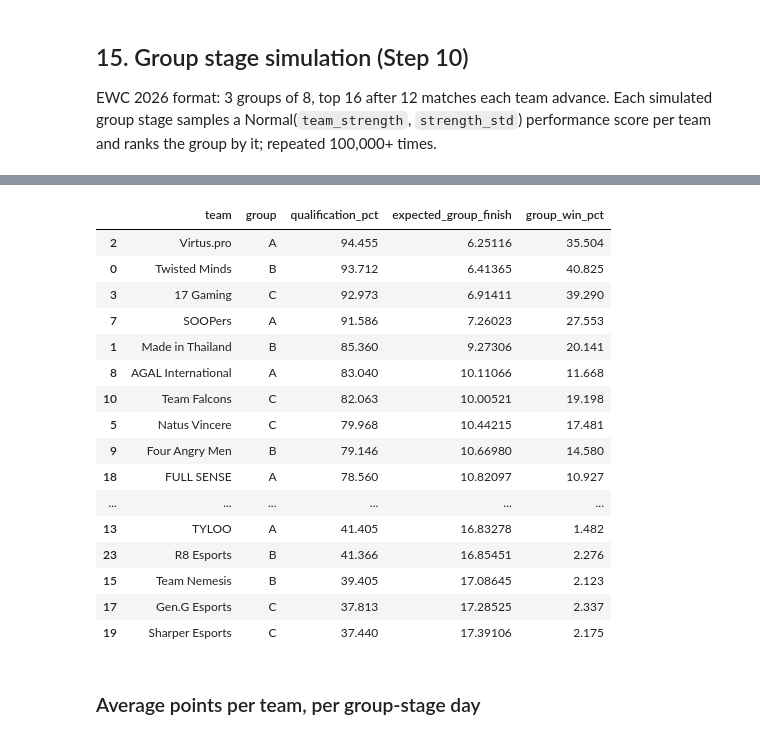
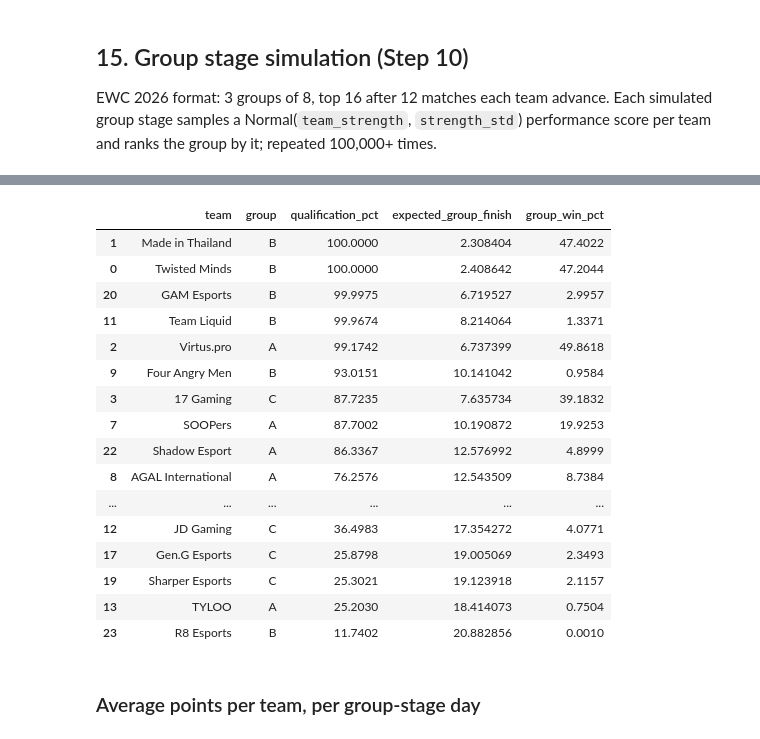
Before and after one commit to NTMQuannuaQMTN/ewcpubg, a Jupyter notebook: notebooks/ewcpubg.ipynb, the cells around one changed output, grey strips where cells are left out. Drawn from its saved outputs; the diff is of its cells as text; code cells hidden in the pictures.

```diff
--- a/notebooks/ewcpubg.ipynb
+++ b/notebooks/ewcpubg.ipynb
@@ -1732,7 +1732,7 @@ KILL_POINTS_PER_KILL = 1
 # winning (10 placement + kills) -- MAX_EXPECTED_KILLS=20 overshot this
 # badly (winner was landing ~30+ points/game); 4.5 is the corrected value.
 MIN_EXPECTED_KILLS = 0.0
-MAX_EXPECTED_KILLS = 4.5
+MAX_EXPECTED_KILLS = 4.0
 
 
 def expected_kills_for_strength(strength):
@@ -1859,7 +1859,7 @@ GROUP_STAGE_QUALIFY = 16
 GRAND_FINAL_MATCHES_PHASE1 = 12
 GRAND_FINAL_MATCHES_PHASE2 = 6
 SMASH_THRESHOLD_BUFFER = 10
-N_SIMULATIONS = 100000
+N_SIMULATIONS = 1000000
 
 _group_teams = sorted(sum(GROUPS.values(), []))
 assert _group_teams == sorted(ewc_teams), (
@@ -1926,6 +1926,53 @@ SIGMA_FORM = 10.0
 SIGMA_META = 6.0
 
 
+# Actual results for days that have already happened -- fixed for every
+# simulation instead of randomly drawn, since the outcome is now a known
+# fact. Fetched live from Twire (same tournament-stats pipeline used for
+# historical data), not hardcoded, so Day 2/Day 3 pick up automatically
+# once they're played -- a day with no data yet is simply absent from the
+# result and stays fully simulated.
+EWC2026_LIVE_TOURNAMENT = {
+    "EWC2026": {
+        "id": 2587,
+        "name": "Esports World Cup 2026",
+        "year": 2026,
+        "uuid": "4bbcb126-84f8-11f1-b903-6adabec81c44",
+    }
+}
+
+
+def fetch_known_day_results():
+    shard_infos = fetch_shard_infos(EWC2026_LIVE_TOURNAMENT)
+    team_stats_raw = fetch_team_stats_raw(shard_infos)
+
+    stage_to_day = {
+        f"Group Stage Group {g1} x {g2}": day_name
+        for day_name, g1, g2 in GROUP_STAGE_DAYS
+    }
+
+    results = {}
+    for entry in team_stats_raw:
+        day_name = stage_to_day.get(entry["stage"])
+        if day_name is None or entry["data"] is None:
+            continue
+
+        day_result = {}
+        for team in entry["data"]["teamStats"]:
+            for stat in team["stats"]:
+                if stat["map"] == "all":
+                    day_result[normalize_team_name(team["teamName"])] = stat["totalPoints"]
+
+        if day_result:
+            results[day_name] = day_result
+
+    return results
+
+
+KNOWN_DAY_RESULTS = fetch_known_day_results()
+print(f"Live EWC 2026 results found for: {list(KNOWN_DAY_RESULTS)}")
+
+
 def simulate_group_stage(effective_strength, sigma_team, teams, n_sims, seed):
     """3-day cross-group group stage. `effective_strength` is (n_sims,
     n_teams), already sampled once per simulation (see simulate_tournament).
@@ -1934,6 +1981,10 @@ def simulate_group_stage(effective_strength, sigma_team, teams, n_sims, seed):
     only plays 2 of the 3 days), group_ranks (rank within the full 24-team
     field), a qualified_mask (top GROUP_STAGE_QUALIFY of 24), and
     group_winner (top scorer within the team's own 8-team group specifically).
+
+    Days listed in KNOWN_DAY_RESULTS use the real, already-played outcome
+    (identical across every simulation) instead of simulating that day's
+    matches.
     """
     n_sims_, n_teams = effective_strength.shape
     team_idx = {t: i for i, t in enumerate(teams)}
@@ -1944,6 +1995,14 @@ def simulate_group_stage(effective_strength, sigma_team, teams, n_sims, seed):
     for day_i, (day_name, g1, g2) in enumerate(GROUP_STAGE_DAYS):
         lobby_teams = GROUPS[g1] + GROUPS[g2]
         lobby_idx = np.array([team_idx[t] for t in lobby_teams])
+
+        known = KNOWN_DAY_RESULTS.get(day_name)
+        if known:
+            day_values = np.array([known[t] for t in lobby_teams], dtype=float)
+            total_points[:, lobby_idx] += day_values[None, :]
+            day_points[day_name][:, lobby_idx] += day_values[None, :]
+            continue
+
         lobby_eff = effective_strength[:, lobby_idx]
         lobby_sigma = sigma_team[lobby_idx]
         rng = np.random.default_rng(seed + day_i)
@@ -2145,20 +2209,20 @@ Groups:
 |  | team | group | qualification_pct | expected_group_finish | group_win_pct |
-| 2 | Virtus.pro | A | 94.455 | 6.25116 | 35.504 |
-| 0 | Twisted Minds | B | 93.712 | 6.41365 | 40.825 |
-| 3 | 17 Gaming | C | 92.973 | 6.91411 | 39.290 |
-| 7 | SOOPers | A | 91.586 | 7.26023 | 27.553 |
-| 1 | Made in Thailand | B | 85.360 | 9.27306 | 20.141 |
-| 8 | AGAL International | A | 83.040 | 10.11066 | 11.668 |
-| 10 | Team Falcons | C | 82.063 | 10.00521 | 19.198 |
-| 5 | Natus Vincere | C | 79.968 | 10.44215 | 17.481 |
-| 9 | Four Angry Men | B | 79.146 | 10.66980 | 14.580 |
-| 18 | FULL SENSE | A | 78.560 | 10.82097 | 10.927 |
+| 1 | Made in Thailand | B | 100.0000 | 2.308404 | 47.4022 |
+| 0 | Twisted Minds | B | 100.0000 | 2.408642 | 47.2044 |
+| 20 | GAM Esports | B | 99.9975 | 6.719527 | 2.9957 |
+| 11 | Team Liquid | B | 99.9674 | 8.214064 | 1.3371 |
+| 2 | Virtus.pro | A | 99.1742 | 6.737399 | 49.8618 |
+| 9 | Four Angry Men | B | 93.0151 | 10.141042 | 0.9584 |
+| 3 | 17 Gaming | C | 87.7235 | 7.635734 | 39.1832 |
+| 7 | SOOPers | A | 87.7002 | 10.190872 | 19.9253 |
+| 22 | Shadow Esport | A | 86.3367 | 12.576992 | 4.8999 |
+| 8 | AGAL International | A | 76.2576 | 12.543509 | 8.7384 |
 | ... | ... | ... | ... | ... | ... |
-| 13 | TYLOO | A | 41.405 | 16.83278 | 1.482 |
-| 23 | R8 Esports | B | 41.366 | 16.85451 | 2.276 |
-| 15 | Team Nemesis | B | 39.405 | 17.08645 | 2.123 |
-| 17 | Gen.G Esports | C | 37.813 | 17.28525 | 2.337 |
-| 19 | Sharper Esports | C | 37.440 | 17.39106 | 2.175 |
+| 12 | JD Gaming | C | 36.4983 | 17.354272 | 4.0771 |
+| 17 | Gen.G Esports | C | 25.8798 | 19.005069 | 2.3493 |
+| 19 | Sharper Esports | C | 25.3021 | 19.123918 | 2.1157 |
+| 13 | TYLOO | A | 25.2030 | 18.414073 | 0.7504 |
+| 23 | R8 Esports | B | 11.7402 | 20.882856 | 0.0010 |
 # %% [markdown]
 ### Average points per team, per group-stage day
 # %%
```
Also changed, not shown: parts of 8 cells of this notebook.
